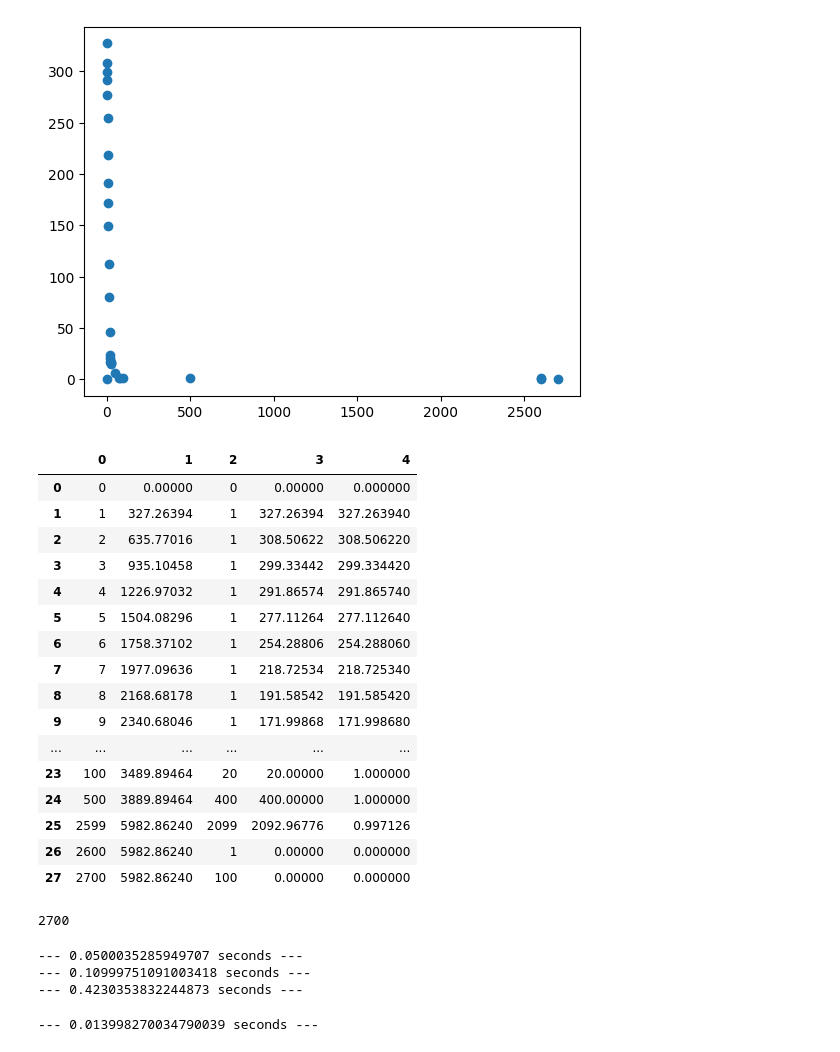
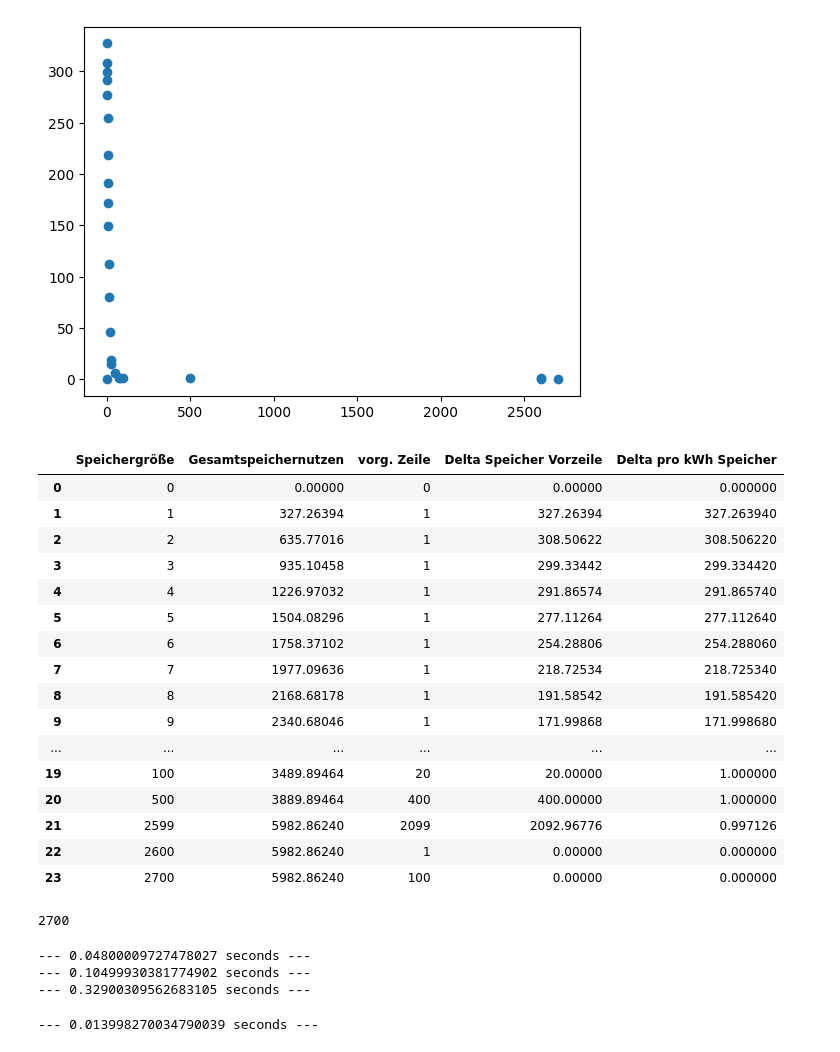
Before and after one commit to strubbi77/breisgauwind, a Jupyter notebook: Speicherkalkulation.ipynb, the cells around one changed output. Cells and saved outputs as stored; diff of their text form; code cells hidden in the pictures.

```diff
--- a/Speicherkalkulation.ipynb
+++ b/Speicherkalkulation.ipynb
@@ -42,7 +42,7 @@ waermebedarf=0.066 # kWh/h*K
 # unter 22°C -
 pv_prod=67/5000 # 60kWh pro 5000 Globalstrahlung
 pv_prod=pv_prod   # halbierung wegen Wind
-wind_pow=0*3         # 3 kW Anteilige Leistung
+wind_pow=2*0         # 3 kW Anteilige Leistung
 # %%
 wetter['PV']=pv_prod*wetter['SUM_GS200']
 #Windkraft_je_ms['max W/m²']=Windkraft_je_ms.apply(lambda row: pow(min(row['m/s'],15),3)*0.5*1.2, axis= 1)
@@ -52,8 +52,8 @@ wetter['Haus']=0.35
 wetter['delta']=wetter['PV']+wetter['Wind']-wetter['WP']-wetter['Haus']
 # %%
 r_arr=[]
-liste=[0,1,2,3,4,5,6,7,8,9,10,12,15,20,21,22,23,24,25,26,50,75,80,100,500,2599,2600,2700]
-#liste=[1,15,100]
+#liste=[0,1,2,3,4,5,6,7,8,9,10,12,15,20,21,22,23,24,25,26,50,75,80,100,500,2599,2600,2700]
+liste=[1,15,100,0,50,51]
 
 start_time = time.time()
 #for speicherkap in():
@@ -143,11 +149,11 @@ ax.scatter(df[0],df[4])
 #ax.set_yscale('log')
 plt.show()
 # %% [output]
-[figure, old version]
+[figure, new version]
 # %%
-df
+df.rename(columns={0:'Speichergröße',1:'Gesamtspeichernutzen',2:'vorg. Zeile',3:'Delta Speicher Vorzeile',4:'Delta pro kWh Speicher'})
 # %% [output]
-|  | 0 | 1 | 2 | 3 | 4 |
+|  | Speichergröße | Gesamtspeichernutzen | vorg. Zeile | Delta Speicher Vorzeile | Delta pro kWh Speicher |
 | 0 | 0 | 0.00000 | 0 | 0.00000 | 0.000000 |
 | 1 | 1 | 327.26394 | 1 | 327.26394 | 327.263940 |
 | 2 | 2 | 635.77016 | 1 | 308.50622 | 308.506220 |
@@ -159,11 +165,11 @@ df
 | 8 | 8 | 2168.68178 | 1 | 191.58542 | 191.585420 |
 | 9 | 9 | 2340.68046 | 1 | 171.99868 | 171.998680 |
 | ... | ... | ... | ... | ... | ... |
-| 23 | 100 | 3489.89464 | 20 | 20.00000 | 1.000000 |
-| 24 | 500 | 3889.89464 | 400 | 400.00000 | 1.000000 |
-| 25 | 2599 | 5982.86240 | 2099 | 2092.96776 | 0.997126 |
-| 26 | 2600 | 5982.86240 | 1 | 0.00000 | 0.000000 |
-| 27 | 2700 | 5982.86240 | 100 | 0.00000 | 0.000000 |
+| 19 | 100 | 3489.89464 | 20 | 20.00000 | 1.000000 |
+| 20 | 500 | 3889.89464 | 400 | 400.00000 | 1.000000 |
+| 21 | 2599 | 5982.86240 | 2099 | 2092.96776 | 0.997126 |
+| 22 | 2600 | 5982.86240 | 1 | 0.00000 | 0.000000 |
+| 23 | 2700 | 5982.86240 | 100 | 0.00000 | 0.000000 |
 # %%
 speicherkap
 # %% [output]
@@ -173,4 +177,5 @@ delta=wetter['PV']+wetter['Wind']-wetter['WP']-wetter['Haus']
 # %%
+delta=wetter['PV']+wetter['Wind']-wetter['WP']-wetter['Haus']
 import time
 start_time = time.time()
 f=0
@@ -188,7 +193,7 @@ print("--- %s seconds ---" % (time.time() - start_time))
 
 start_time = time.time()
 r_arr=[]
-liste=[0,1,2,3,4,5,6,7,8,9,10,12,15,20,21,22,23,24,25,26,50,75,80,100,500,2599,2600,2700]
+liste=[0,1,2,3,4,5,6,7,8,9,10,12,15,20,25,26,50,75,80,100,500,2599,2600,2700]
 for speicherkap in liste:
     speicherstand=0
     for n in range(2):
@@ -203,9 +208,9 @@ for speicherkap in liste:
     r_arr.append([speicherkap,round(sum(a_speicherverbrauch),6)])
 print("--- %s seconds ---" % (time.time() - start_time))
 # %% [output]
---- 0.0500035285949707 seconds ---
---- 0.10999751091003418 seconds ---
---- 0.4230353832244873 seconds ---
+--- 0.04800009727478027 seconds ---
+--- 0.10499930381774902 seconds ---
+--- 0.32900309562683105 seconds ---
 # %%
 start_time = time.time()
 n=0
```
Also changed, not shown: parts of 4 cells of this notebook.
